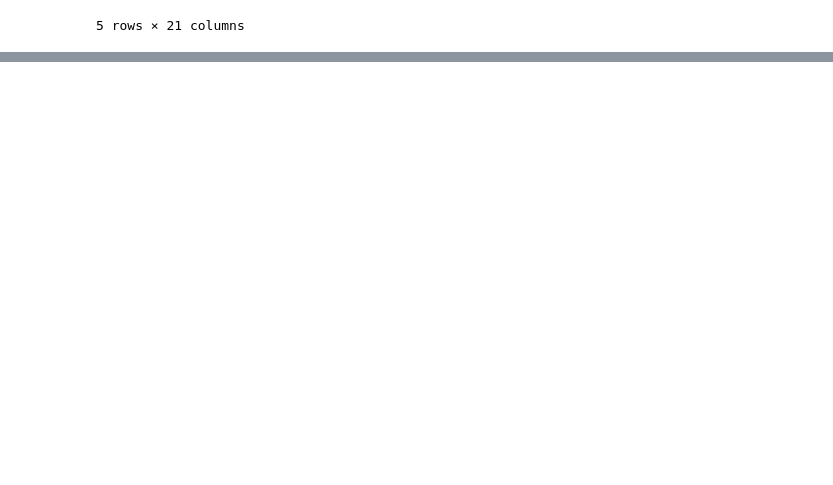
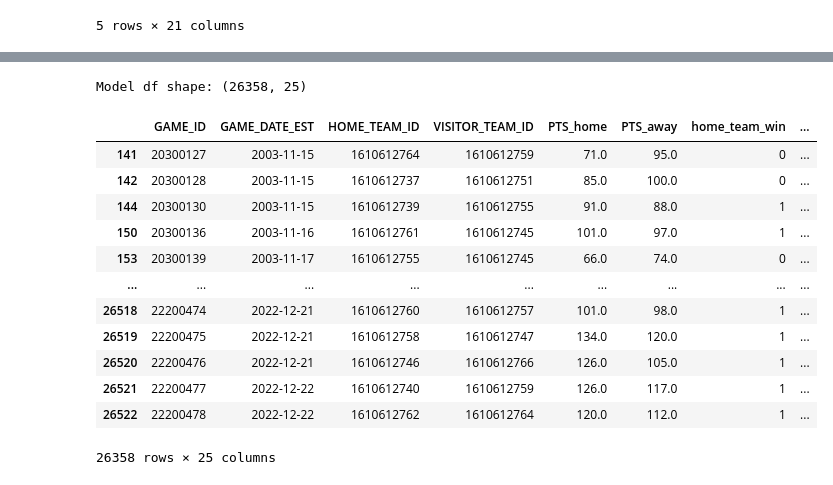
Before and after one commit to ericmach/NBA_Game_Prediction, a Jupyter notebook: main.ipynb, the cells around one changed output, grey strips where cells are left out. Saved outputs shown, nothing was run; the diff lists cells and outputs as text; code cells hidden in the pictures; blank space fills up the shorter version.

```diff
--- a/main.ipynb
+++ b/main.ipynb
@@ -169,0 +237,59 @@ df
+# %%
+df["rolling_win_pct_5_diff"] = (
+    df["home_rolling_win_pct_5"] - df["away_rolling_win_pct_5"]
+)
+
+df["rolling_win_pct_10_diff"] = (
+    df["home_rolling_win_pct_10"] - df["away_rolling_win_pct_10"]
+)
+
+df["rolling_point_diff_5_diff"] = (
+    df["home_rolling_point_diff_5"] - df["away_rolling_point_diff_5"]
+)
+
+df["rolling_point_diff_10_diff"] = (
+    df["home_rolling_point_diff_10"] - df["away_rolling_point_diff_10"]
+)
+
+df["rest_days_diff"] = df["home_rest_days"] - df["away_rest_days"]
+# %%
+feature_cols = [
+    "home_rolling_win_pct_5",
+    "away_rolling_win_pct_5",
+    "home_rolling_win_pct_10",
+    "away_rolling_win_pct_10",
+    "home_rolling_point_diff_5",
+    "away_rolling_point_diff_5",
+    "home_rolling_point_diff_10",
+    "away_rolling_point_diff_10",
+    "home_rest_days",
+    "away_rest_days",
+    "home_elo",
+    "away_elo",
+    "elo_diff",
+    "rolling_win_pct_5_diff",
+    "rolling_win_pct_10_diff",
+    "rolling_point_diff_5_diff",
+    "rolling_point_diff_10_diff",
+    "rest_days_diff",
+]
+
+df_model = df.dropna(subset=feature_cols).copy()
+
+print("Model df shape:", df_model.shape)
+df_model
+# %% [output]
+Model df shape: (26358, 25)
+|  | GAME_ID | GAME_DATE_EST | HOME_TEAM_ID | VISITOR_TEAM_ID | PTS_home | PTS_away | home_team_win | ... |
+| 141 | 20300127 | 2003-11-15 | 1610612764 | 1610612759 | 71.0 | 95.0 | 0 | ... |
+| 142 | 20300128 | 2003-11-15 | 1610612737 | 1610612751 | 85.0 | 100.0 | 0 | ... |
+| 144 | 20300130 | 2003-11-15 | 1610612739 | 1610612755 | 91.0 | 88.0 | 1 | ... |
+| 150 | 20300136 | 2003-11-16 | 1610612761 | 1610612745 | 101.0 | 97.0 | 1 | ... |
+| 153 | 20300139 | 2003-11-17 | 1610612755 | 1610612745 | 66.0 | 74.0 | 0 | ... |
+| ... | ... | ... | ... | ... | ... | ... | ... | ... |
+| 26518 | 22200474 | 2022-12-21 | 1610612760 | 1610612757 | 101.0 | 98.0 | 1 | ... |
+| 26519 | 22200475 | 2022-12-21 | 1610612758 | 1610612747 | 134.0 | 120.0 | 1 | ... |
+| 26520 | 22200476 | 2022-12-21 | 1610612746 | 1610612766 | 126.0 | 105.0 | 1 | ... |
+| 26521 | 22200477 | 2022-12-22 | 1610612740 | 1610612759 | 126.0 | 117.0 | 1 | ... |
+| 26522 | 22200478 | 2022-12-22 | 1610612762 | 1610612764 | 120.0 | 112.0 | 1 | ... |
+26358 rows × 25 columns
```
Also changed, not shown: parts of 26 cells of this notebook.
